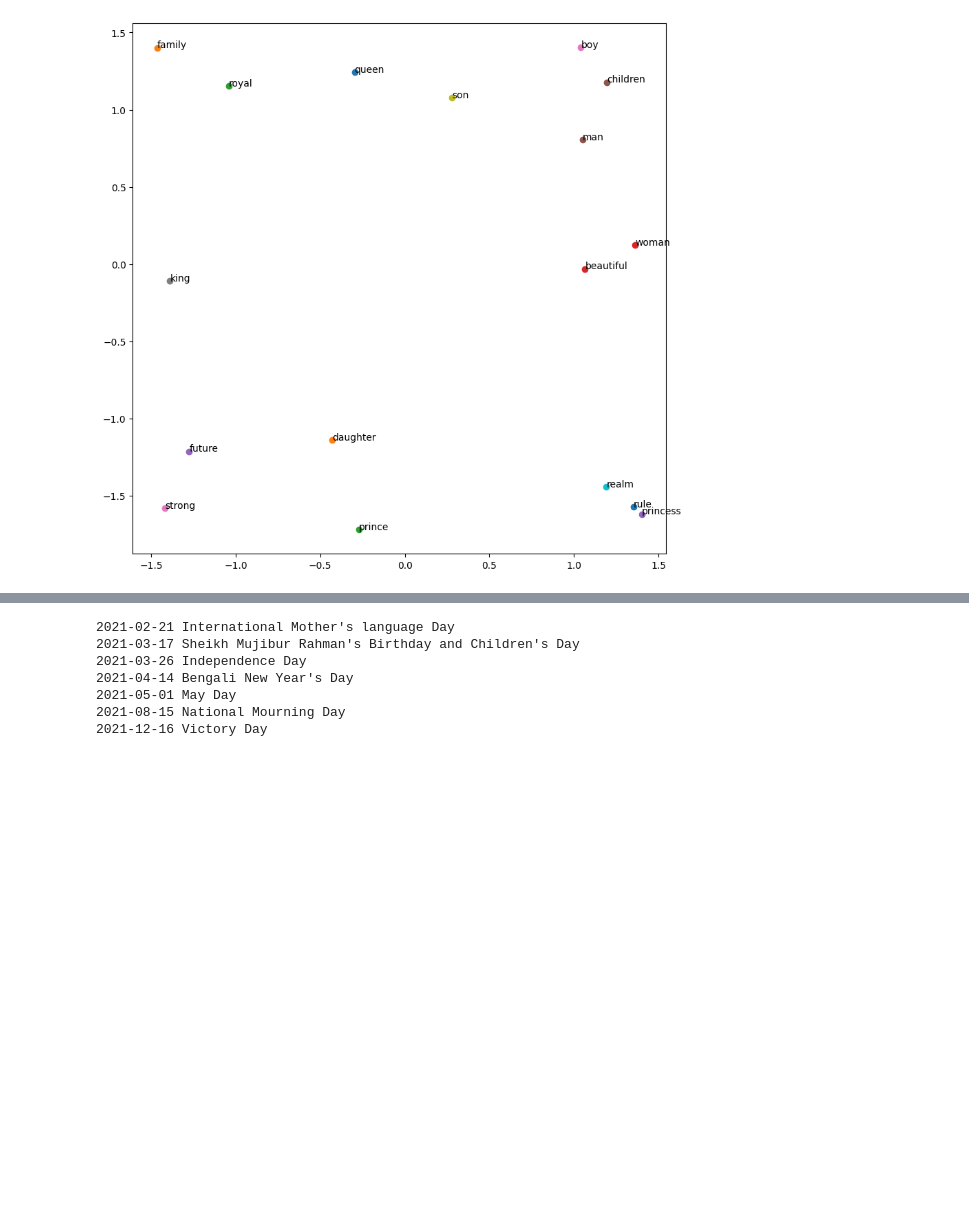
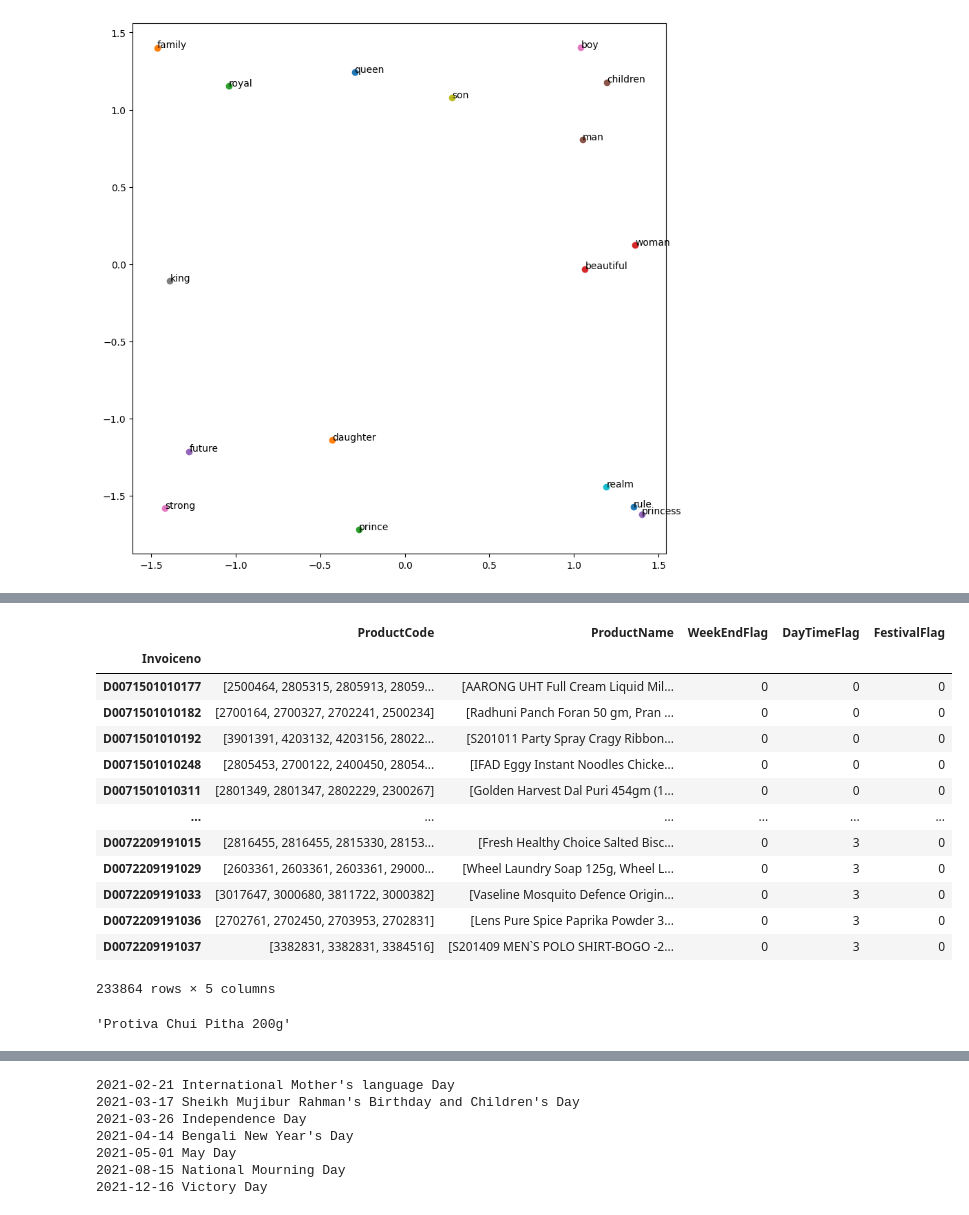
Before and after one commit to shadman-shahid/item-tokenization-model, a Jupyter notebook: test-file.ipynb, the cells around one changed output, grey strips where cells are left out. Cells and saved outputs as stored; diff of their text form; code cells hidden in the pictures; blank space fills up the shorter version.

```diff
--- a/test-file.ipynb
+++ b/test-file.ipynb
@@ -216,0 +252,23 @@ for word in list(unique_word_dict.keys()):
+# %%
+calendar = ExtractCalendar([2015, 2016, 2017, 2018, 2019, 2021, 2022], 'bangladesh')
+def is_festival(_date):
+    return _date in calendar.festivals
+
+basket_corpus = pd.concat([basket_corpus, basket_corpus.PrepareDate.rename('FestivalFlag').apply(is_festival).astype(int)], axis=1)
+# %%
+basket_corpus[['ProductCode', 'ProductName', 'WeekEndFlag', 'DayTimeFlag', 'FestivalFlag']]
+# %% [output]
+|  | ProductCode | ProductName | WeekEndFlag | DayTimeFlag | FestivalFlag |
+| Invoiceno |  |  |  |  |  |
+| D0071501010177 | [2500464, 2805315, 2805913, 28059... | [AARONG UHT Full Cream Liquid Mil... | 0 | 0 | 0 |
+| D0071501010182 | [2700164, 2700327, 2702241, 2500234] | [Radhuni Panch Foran 50 gm, Pran ... | 0 | 0 | 0 |
+| D0071501010192 | [3901391, 4203132, 4203156, 28022... | [S201011 Party Spray Cragy Ribbon... | 0 | 0 | 0 |
+| D0071501010248 | [2805453, 2700122, 2400450, 28054... | [IFAD Eggy Instant Noodles Chicke... | 0 | 0 | 0 |
+| D0071501010311 | [2801349, 2801347, 2802229, 2300267] | [Golden Harvest Dal Puri 454gm (1... | 0 | 0 | 0 |
+| ... | ... | ... | ... | ... | ... |
+| D0072209191015 | [2816455, 2816455, 2815330, 28153... | [Fresh Healthy Choice Salted Bisc... | 0 | 3 | 0 |
+| D0072209191029 | [2603361, 2603361, 2603361, 29000... | [Wheel Laundry Soap 125g, Wheel L... | 0 | 3 | 0 |
+| D0072209191033 | [3017647, 3000680, 3811722, 3000382] | [Vaseline Mosquito Defence Origin... | 0 | 3 | 0 |
+| D0072209191036 | [2702761, 2702450, 2703953, 2702831] | [Lens Pure Spice Paprika Powder 3... | 0 | 3 | 0 |
+| D0072209191037 | [3382831, 3382831, 3384516] | [S201409 MEN`S POLO SHIRT-BOGO -2... | 0 | 3 | 0 |
+233864 rows × 5 columns
@@ -216,0 +281,4 @@ for word in list(unique_word_dict.keys()):
+# %%
+product_name_map[2805315]
+# %% [output]
+'Protiva Chui Pitha 200g'
```
Also changed, not shown: parts of 16 cells of this notebook, 3 other files.
